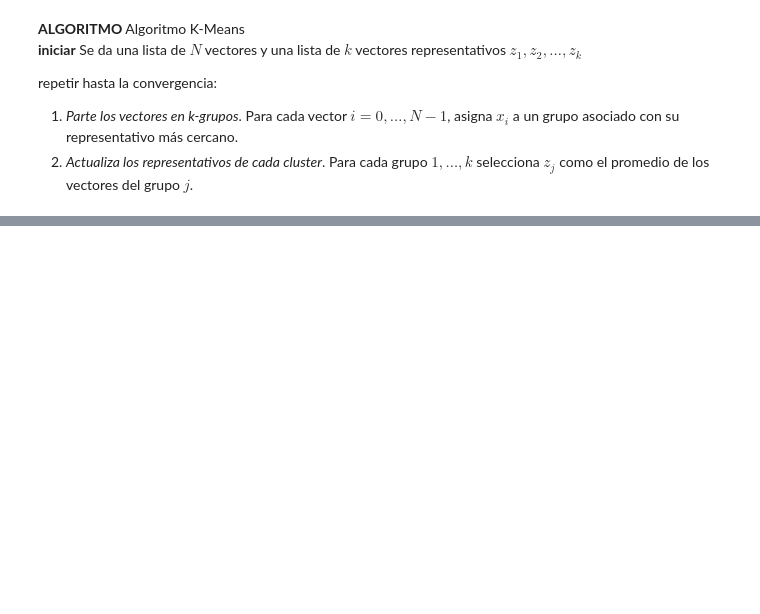
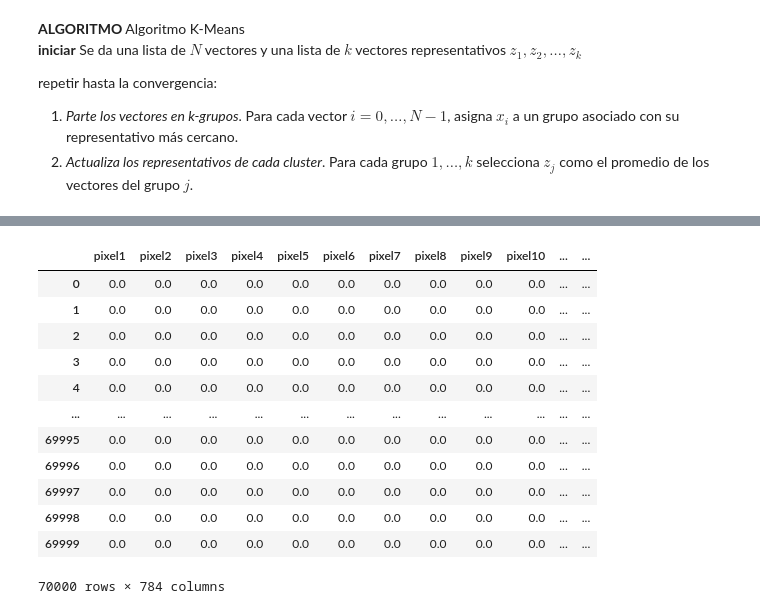
Before and after one commit to calderon9505/DataScience_Platzi, a Jupyter notebook: 07_Algebra/10_Clustering.ipynb, the cells around one changed output, grey strips where cells are left out. Cells and saved outputs as stored; diff of their text form; code cells hidden in the pictures; blank space fills up the shorter version.

```diff
--- a/07_Algebra/10_Clustering.ipynb
+++ b/07_Algebra/10_Clustering.ipynb
@@ -154,6 +181,25 @@ A = Kmeans_alg(X,random.choices(X,k=9))
 import itertools
 # %%
 a = list(itertools.product(list(range(3)),list(range(3))))
+# %%
+# fig, ax = plt.subplots(1,1,figsize=(7,7),dpi=120)
+X
+# ax.imshow()
+# plt.show()
+# %% [output]
+|  | pixel1 | pixel2 | pixel3 | pixel4 | pixel5 | pixel6 | pixel7 | pixel8 | pixel9 | pixel10 | ... | ... |
+| 0 | 0.0 | 0.0 | 0.0 | 0.0 | 0.0 | 0.0 | 0.0 | 0.0 | 0.0 | 0.0 | ... | ... |
+| 1 | 0.0 | 0.0 | 0.0 | 0.0 | 0.0 | 0.0 | 0.0 | 0.0 | 0.0 | 0.0 | ... | ... |
+| 2 | 0.0 | 0.0 | 0.0 | 0.0 | 0.0 | 0.0 | 0.0 | 0.0 | 0.0 | 0.0 | ... | ... |
+| 3 | 0.0 | 0.0 | 0.0 | 0.0 | 0.0 | 0.0 | 0.0 | 0.0 | 0.0 | 0.0 | ... | ... |
+| 4 | 0.0 | 0.0 | 0.0 | 0.0 | 0.0 | 0.0 | 0.0 | 0.0 | 0.0 | 0.0 | ... | ... |
+| ... | ... | ... | ... | ... | ... | ... | ... | ... | ... | ... | ... | ... |
+| 69995 | 0.0 | 0.0 | 0.0 | 0.0 | 0.0 | 0.0 | 0.0 | 0.0 | 0.0 | 0.0 | ... | ... |
+| 69996 | 0.0 | 0.0 | 0.0 | 0.0 | 0.0 | 0.0 | 0.0 | 0.0 | 0.0 | 0.0 | ... | ... |
+| 69997 | 0.0 | 0.0 | 0.0 | 0.0 | 0.0 | 0.0 | 0.0 | 0.0 | 0.0 | 0.0 | ... | ... |
+| 69998 | 0.0 | 0.0 | 0.0 | 0.0 | 0.0 | 0.0 | 0.0 | 0.0 | 0.0 | 0.0 | ... | ... |
+| 69999 | 0.0 | 0.0 | 0.0 | 0.0 | 0.0 | 0.0 | 0.0 | 0.0 | 0.0 | 0.0 | ... | ... |
+70000 rows × 784 columns
 # %%
 fig, ax = plt.subplots(3,3,figsize=(7,7),dpi=120)
 for i,j in zip(a,A[0]):
```
Also changed, not shown: parts of 13 cells of this notebook, 1 other file.
